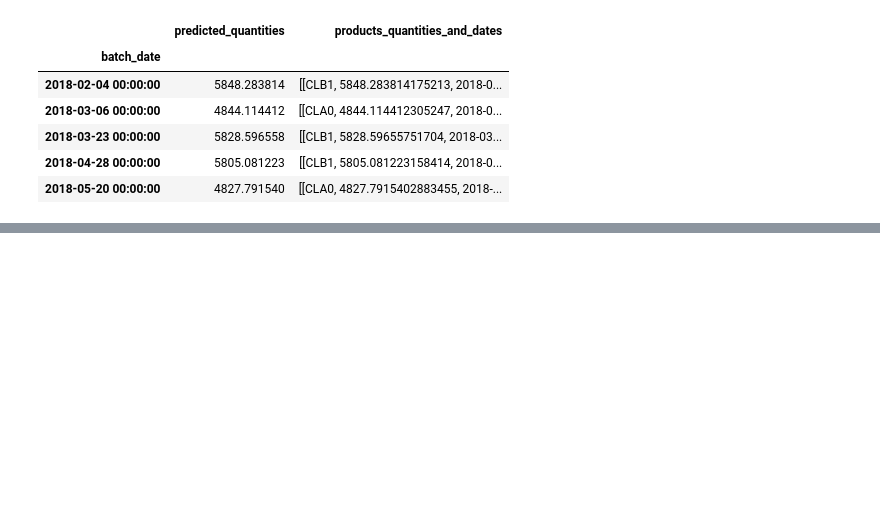
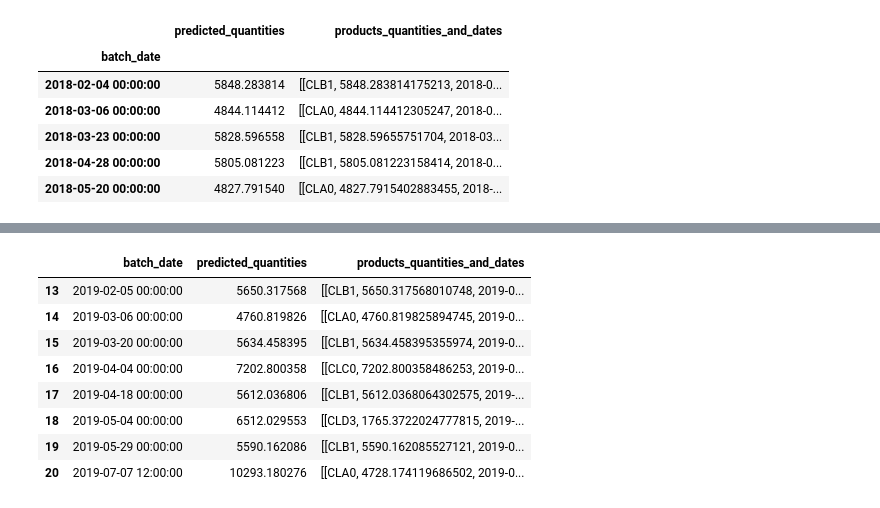
Before and after one commit to raphaelribard/Sales_forecasting, a Jupyter notebook: notebooks/4.0-rr-Prediction-and-optimization.ipynb, the cells around one changed output, grey strips where cells are left out. Cells and saved outputs as stored; diff of their text form; code cells hidden in the pictures; blank space fills up the shorter version.

```diff
--- a/notebooks/4.0-rr-Prediction-and-optimization.ipynb
+++ b/notebooks/4.0-rr-Prediction-and-optimization.ipynb
@@ -235,0 +273,12 @@ batch_dates_n_predicted_quantities_cluster_0.head()
+# %%
+batch_dates_n_predicted_quantities_cluster_0[batch_dates_n_predicted_quantities_cluster_0['batch_date']>test_year]
+# %% [output]
+|  | batch_date | predicted_quantities | products_quantities_and_dates |
+| 13 | 2019-02-05 00:00:00 | 5650.317568 | [[CLB1, 5650.317568010748, 2019-0... |
+| 14 | 2019-03-06 00:00:00 | 4760.819826 | [[CLA0, 4760.819825894745, 2019-0... |
+| 15 | 2019-03-20 00:00:00 | 5634.458395 | [[CLB1, 5634.458395355974, 2019-0... |
+| 16 | 2019-04-04 00:00:00 | 7202.800358 | [[CLC0, 7202.800358486253, 2019-0... |
+| 17 | 2019-04-18 00:00:00 | 5612.036806 | [[CLB1, 5612.0368064302575, 2019-... |
+| 18 | 2019-05-04 00:00:00 | 6512.029553 | [[CLD3, 1765.3722024777815, 2019-... |
+| 19 | 2019-05-29 00:00:00 | 5590.162086 | [[CLB1, 5590.162085527121, 2019-0... |
+| 20 | 2019-07-07 12:00:00 | 10293.180276 | [[CLA0, 4728.174119686502, 2019-0... |
```
Also changed, not shown: parts of 13 cells of this notebook.
